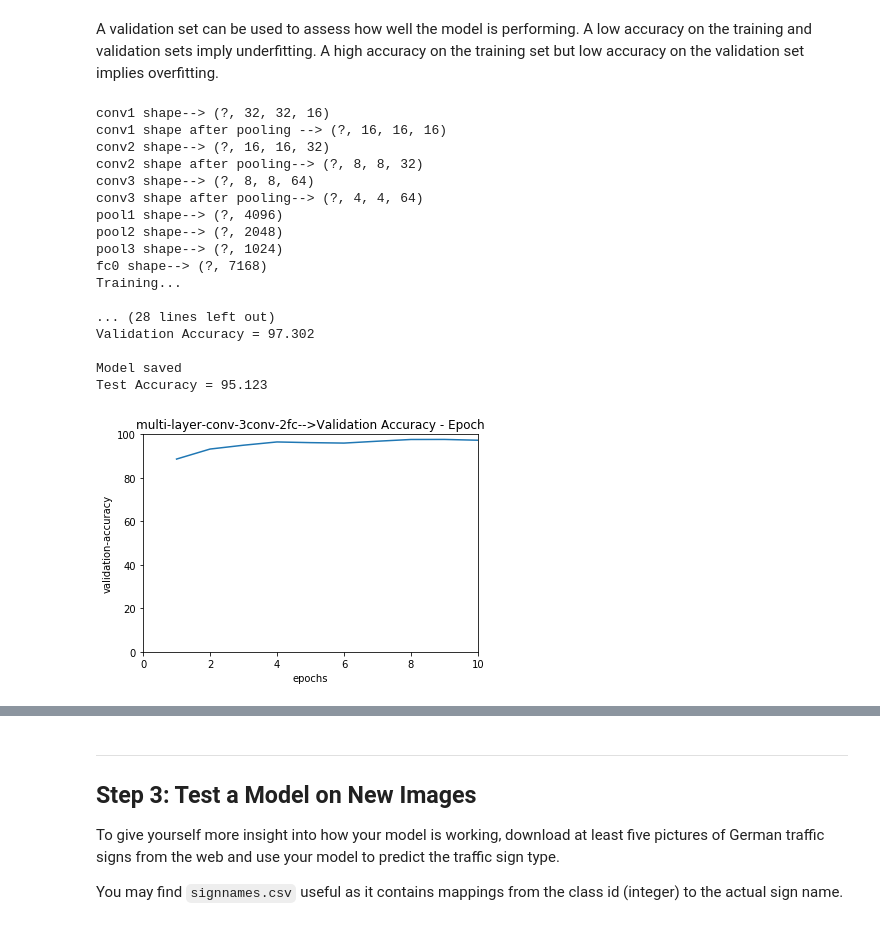
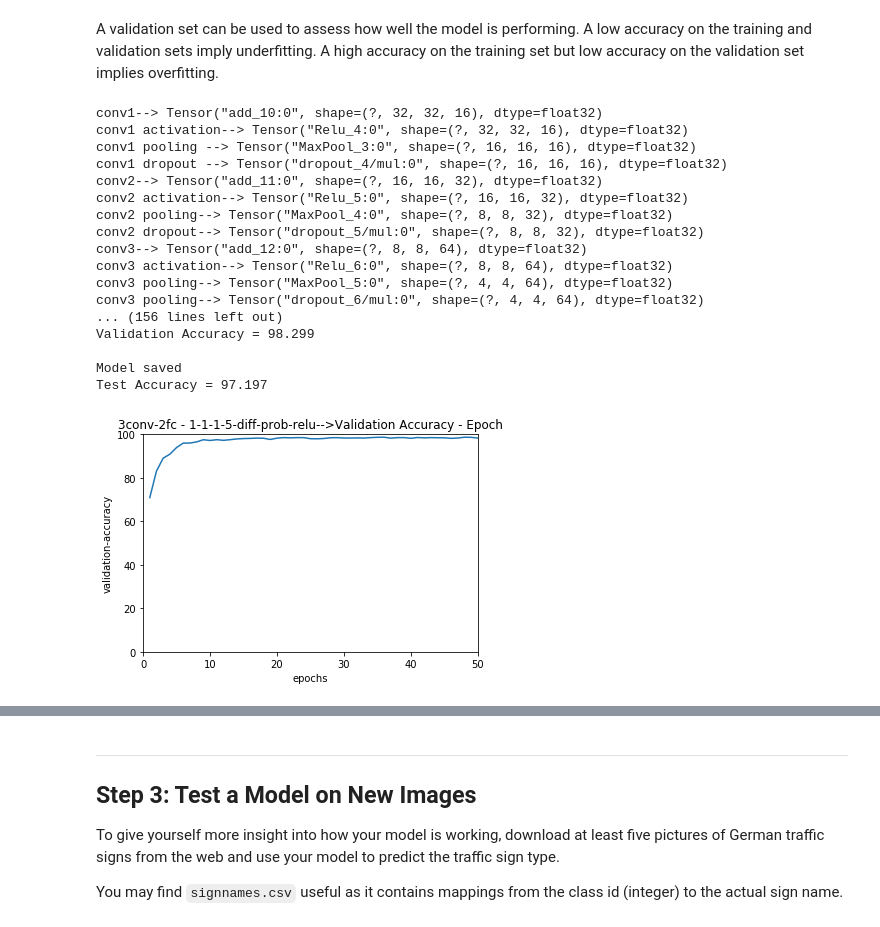
Before and after one commit to piyp791/Udacity-SDCNDP-Traffic-Sign-Classification, a Jupyter notebook: Traffic_Sign_Classifier.ipynb, the cells around one changed output, grey strips where cells are left out. Cells and saved outputs as stored; diff of their text form; code cells hidden in the pictures.

```diff
--- a/Traffic_Sign_Classifier.ipynb
+++ b/Traffic_Sign_Classifier.ipynb
@@ -482,13 +378,17 @@ Percent: [#########] 99% test histogram equalization done...
 Percent: [#########] 99% valid histogram equalization done...
 extended augmentation
 0 : 1 : 2 : 3 : 4 : 5 : 6 : 7 : 8 : 9 : 10 : 11 : 12 : 13 : 14 : 15 : 16 : 17 : 18 : 19 : 20 : 21 : 22 : 23 : 24 : 25 : 26 : 27 : 28 : 29 : 30 : 31 : 32 : 33 : 34 : 35 : 36 : 37 : 38 : 39 : 40 : 41 :  ...
+# %%
+def reshape_after_augment(inp_ar):
+    inp_ar = np.reshape(inp_ar, (inp_ar.shape[0], inp_ar.shape[2], inp_ar.shape[2], 1))
+    return inp_ar
 # %%
 import numpy as np
 print(X_train.shape)
 
-X_train = np.reshape(X_train, (X_train.shape[0], X_train.shape[2], X_train.shape[2], 1))
-X_test = np.reshape(X_test, (X_test.shape[0], X_test.shape[2], X_test.shape[2], 1))
-X_valid = np.reshape(X_valid, (X_valid.shape[0], X_valid.shape[2], X_valid.shape[2], 1))
+X_train = reshape_after_augment(X_train)
+X_test = reshape_after_augment(X_test)
+X_valid = reshape_after_augment(X_valid)
 
 print(X_train.shape)
 print(X_test.shape)
@@ -863,22 +544,27 @@ import matplotlib.pyplot as plt
 x = tf.placeholder(tf.float32, (None, 32, 32, 1))
 y = tf.placeholder(tf.int32, (None))
 one_hot_y = tf.one_hot(y, 43)
-keep_prob = tf.placeholder(tf.float32) # probability to keep units
+#keep_prob = tf.placeholder(tf.float32) # probability to keep units
+keep_prob_conv1 = tf.placeholder(tf.float32) # probability to keep units
+keep_prob_conv2 = tf.placeholder(tf.float32) # probability to keep units
+keep_prob_conv3 = tf.placeholder(tf.float32) # probability to keep units
+keep_prob_fc1 = tf.placeholder(tf.float32) # probability to keep units
 
 
-EPOCHS = 10
+EPOCHS = 50
 BATCH_SIZE = 32
 #ARCH_NAME = '(leNet-1fc)-1-1(hst-eq)-0-4'
-ARCH_NAME = 'lenet-3conv-2fc'
-ARCH_NAME = 'multi-layer-conv-3conv-2fc'
+ARCH_NAME = '3conv-2fc - 1-1-1-5-diff-prob-relu'
+#ARCH_NAME = 'leNet-1-1-1-5-different-prob'
 
 rate = 0.0005
 
+
 logits = LeNet(x)
+print('logits shape->', logits.get_shape())
+regularizers = tf.nn.l2_loss(conv1_W) + tf.nn.l2_loss(conv2_W) + tf.nn.l2_loss(conv3_W) + tf.nn.l2_loss(fc1_W) + tf.nn.l2_loss(fc2_W)
 cross_entropy = tf.nn.softmax_cross_entropy_with_logits(labels=one_hot_y, logits=logits)
-loss_operation = tf.reduce_mean(cross_entropy + 0.00005*(tf.nn.l2_loss(conv1_W) + tf.nn.l2_loss(conv2_W) +
-                                                        tf.nn.l2_loss(conv3_W) + tf.nn.l2_loss(fc1_W) +
-                                                         tf.nn.l2_loss(fc2_W)))
+loss_operation = tf.reduce_mean(cross_entropy + 0.00005*regularizers)
 optimizer = tf.train.AdamOptimizer(learning_rate = rate)
 training_operation = optimizer.minimize(loss_operation)
 
@@ -892,7 +578,7 @@ def evaluate(X_data, y_data):
     sess = tf.get_default_session()
     for offset in range(0, num_examples, BATCH_SIZE):
         batch_x, batch_y = X_data[offset:offset+BATCH_SIZE], y_data[offset:offset+BATCH_SIZE]
-        accuracy = sess.run(accuracy_operation, feed_dict={x: batch_x, y: batch_y, keep_prob: 1.0})
+        accuracy = sess.run(accuracy_operation, feed_dict={x: batch_x, y: batch_y, keep_prob_conv1: 1.0, keep_prob_conv2: 1.0, keep_prob_conv3: 1.0, keep_prob_fc1: 1.0})
         total_accuracy += (accuracy * len(batch_x))
     return total_accuracy / num_examples
 
@@ -913,47 +599,47 @@ with tf.Session() as sess:
 
     print("Training...")
     print()
     for i in range(EPOCHS):
         X_train, y_train = shuffle(X_train, y_train)
         for offset in range(0, num_examples, BATCH_SIZE):
             end = offset + BATCH_SIZE
             batch_x, batch_y = X_train[offset:end], y_train[offset:end]
-            sess.run(training_operation, feed_dict={x: batch_x, y: batch_y, keep_prob: 0.5})
+            sess.run(training_operation, feed_dict={x: batch_x, y: batch_y, keep_prob_conv1: 0.9, keep_prob_conv2: 0.8, keep_prob_conv3: 0.7, keep_prob_fc1: 0.5})
 
         #print('x_valid shape->', X_valid.shape, ' y_valid shape->', y_valid.shape)
         validation_accuracy.append(evaluate(X_valid, y_valid)*100)
         print("EPOCH {} ...".format(i+1))
         print("Validation Accuracy = {:.3f}".format(validation_accuracy[i]))
         print()
 
     saver.save(sess, './lenet')
     print("Model saved")
     plot_graph(list(np.arange(1,(EPOCHS+1))), validation_accuracy, rate, BATCH_SIZE, ARCH_NAME)
 
 
 with tf.Session() as sess:
     saver.restore(sess, tf.train.latest_checkpoint('.'))
 
     test_accuracy = evaluate(X_test, y_test)*100
     print("Test Accuracy = {:.3f}".format(test_accuracy))
     with open('results/result.txt', 'a') as f:
         f.write('arch-->' + ARCH_NAME + '  epochs->' + str(EPOCHS) + ' batch size-->' + str(BATCH_SIZE) + ' accuracy->' + str(test_accuracy) + '\n')
 # %% [output]
-conv1 shape--> (?, 32, 32, 16)
-conv1 shape after pooling --> (?, 16, 16, 16)
-conv2 shape--> (?, 16, 16, 32)
-conv2 shape after pooling--> (?, 8, 8, 32)
-conv3 shape--> (?, 8, 8, 64)
-conv3 shape after pooling--> (?, 4, 4, 64)
-pool1 shape--> (?, 4096)
-pool2 shape--> (?, 2048)
-pool3 shape--> (?, 1024)
-fc0 shape--> (?, 7168)
-Training...
-
-... (28 lines left out)
-Validation Accuracy = 97.302
+conv1--> Tensor("add_10:0", shape=(?, 32, 32, 16), dtype=float32)
+conv1 activation--> Tensor("Relu_4:0", shape=(?, 32, 32, 16), dtype=float32)
+conv1 pooling --> Tensor("MaxPool_3:0", shape=(?, 16, 16, 16), dtype=float32)
+conv1 dropout --> Tensor("dropout_4/mul:0", shape=(?, 16, 16, 16), dtype=float32)
+conv2--> Tensor("add_11:0", shape=(?, 16, 16, 32), dtype=float32)
+conv2 activation--> Tensor("Relu_5:0", shape=(?, 16, 16, 32), dtype=float32)
+conv2 pooling--> Tensor("MaxPool_4:0", shape=(?, 8, 8, 32), dtype=float32)
+conv2 dropout--> Tensor("dropout_5/mul:0", shape=(?, 8, 8, 32), dtype=float32)
+conv3--> Tensor("add_12:0", shape=(?, 8, 8, 64), dtype=float32)
+conv3 activation--> Tensor("Relu_6:0", shape=(?, 8, 8, 64), dtype=float32)
+conv3 pooling--> Tensor("MaxPool_5:0", shape=(?, 4, 4, 64), dtype=float32)
+conv3 pooling--> Tensor("dropout_6/mul:0", shape=(?, 4, 4, 64), dtype=float32)
+... (156 lines left out)
+Validation Accuracy = 98.299
 
 Model saved
-Test Accuracy = 95.123
+Test Accuracy = 97.197
-[figure, old version]
+[figure, new version]
```
Also changed, not shown: parts of 27 cells of this notebook.
